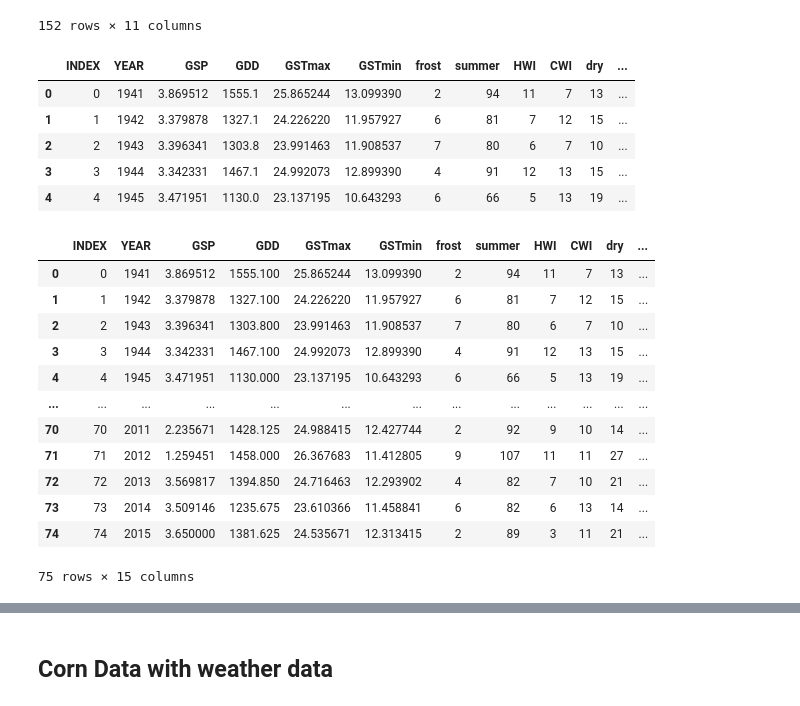
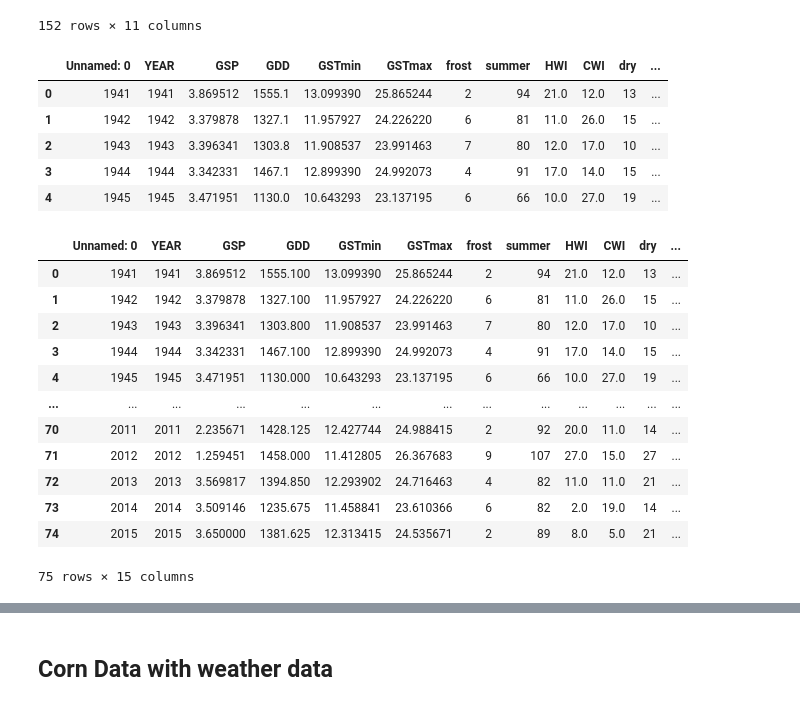
Before and after one commit to ucfjimg/CAP5610-project, a Jupyter notebook: notebooks/PCA.ipynb, the cells around one changed output, grey strips where cells are left out. Cells and saved outputs as stored; diff of their text form; code cells hidden in the pictures.

```diff
--- a/notebooks/PCA.ipynb
+++ b/notebooks/PCA.ipynb
@@ -45,15 +47,15 @@ beansDF = cropsDF.loc[(cropsDF['Data Item'].str.contains('BU / ACRE')) & (cropsD
 cornDF = cornDF[['YEAR', 'Value']]
 beansDF = beansDF[['YEAR', 'Value']]
 # %%
-weatherDF = pd.read_csv('../data/wx/wx-frontier-agg.csv')
+weatherDF = pd.read_csv('../data/wx/wx-frontier-agg-3.csv')
 weatherDF.head()
 # %% [output]
-|  | INDEX | YEAR | GSP | GDD | GSTmax | GSTmin | frost | summer | HWI | CWI | dry | ... |
-| 0 | 0 | 1941 | 3.869512 | 1555.1 | 25.865244 | 13.099390 | 2 | 94 | 11 | 7 | 13 | ... |
-| 1 | 1 | 1942 | 3.379878 | 1327.1 | 24.226220 | 11.957927 | 6 | 81 | 7 | 12 | 15 | ... |
-| 2 | 2 | 1943 | 3.396341 | 1303.8 | 23.991463 | 11.908537 | 7 | 80 | 6 | 7 | 10 | ... |
-| 3 | 3 | 1944 | 3.342331 | 1467.1 | 24.992073 | 12.899390 | 4 | 91 | 12 | 13 | 15 | ... |
-| 4 | 4 | 1945 | 3.471951 | 1130.0 | 23.137195 | 10.643293 | 6 | 66 | 5 | 13 | 19 | ... |
+|  | Unnamed: 0 | YEAR | GSP | GDD | GSTmin | GSTmax | frost | summer | HWI | CWI | dry | ... |
+| 0 | 1941 | 1941 | 3.869512 | 1555.1 | 13.099390 | 25.865244 | 2 | 94 | 21.0 | 12.0 | 13 | ... |
+| 1 | 1942 | 1942 | 3.379878 | 1327.1 | 11.957927 | 24.226220 | 6 | 81 | 11.0 | 26.0 | 15 | ... |
+| 2 | 1943 | 1943 | 3.396341 | 1303.8 | 11.908537 | 23.991463 | 7 | 80 | 12.0 | 17.0 | 10 | ... |
+| 3 | 1944 | 1944 | 3.342331 | 1467.1 | 12.899390 | 24.992073 | 4 | 91 | 17.0 | 14.0 | 15 | ... |
+| 4 | 1945 | 1945 | 3.471951 | 1130.0 | 10.643293 | 23.137195 | 6 | 66 | 10.0 | 27.0 | 19 | ... |
 # %%
 combined = weatherDF.merge(cornDF, on='YEAR')
 combined['corn'] = combined.Value
@@ -63,18 +65,18 @@ combined['beans'] = combined.Value
 combined.drop('Value', axis=1, inplace=True)
 combined
 # %% [output]
-|  | INDEX | YEAR | GSP | GDD | GSTmax | GSTmin | frost | summer | HWI | CWI | dry | ... |
-| 0 | 0 | 1941 | 3.869512 | 1555.100 | 25.865244 | 13.099390 | 2 | 94 | 11 | 7 | 13 | ... |
-| 1 | 1 | 1942 | 3.379878 | 1327.100 | 24.226220 | 11.957927 | 6 | 81 | 7 | 12 | 15 | ... |
-| 2 | 2 | 1943 | 3.396341 | 1303.800 | 23.991463 | 11.908537 | 7 | 80 | 6 | 7 | 10 | ... |
-| 3 | 3 | 1944 | 3.342331 | 1467.100 | 24.992073 | 12.899390 | 4 | 91 | 12 | 13 | 15 | ... |
-| 4 | 4 | 1945 | 3.471951 | 1130.000 | 23.137195 | 10.643293 | 6 | 66 | 5 | 13 | 19 | ... |
+|  | Unnamed: 0 | YEAR | GSP | GDD | GSTmin | GSTmax | frost | summer | HWI | CWI | dry | ... |
+| 0 | 1941 | 1941 | 3.869512 | 1555.100 | 13.099390 | 25.865244 | 2 | 94 | 21.0 | 12.0 | 13 | ... |
+| 1 | 1942 | 1942 | 3.379878 | 1327.100 | 11.957927 | 24.226220 | 6 | 81 | 11.0 | 26.0 | 15 | ... |
+| 2 | 1943 | 1943 | 3.396341 | 1303.800 | 11.908537 | 23.991463 | 7 | 80 | 12.0 | 17.0 | 10 | ... |
+| 3 | 1944 | 1944 | 3.342331 | 1467.100 | 12.899390 | 24.992073 | 4 | 91 | 17.0 | 14.0 | 15 | ... |
+| 4 | 1945 | 1945 | 3.471951 | 1130.000 | 10.643293 | 23.137195 | 6 | 66 | 10.0 | 27.0 | 19 | ... |
 | ... | ... | ... | ... | ... | ... | ... | ... | ... | ... | ... | ... | ... |
-| 70 | 70 | 2011 | 2.235671 | 1428.125 | 24.988415 | 12.427744 | 2 | 92 | 9 | 10 | 14 | ... |
-| 71 | 71 | 2012 | 1.259451 | 1458.000 | 26.367683 | 11.412805 | 9 | 107 | 11 | 11 | 27 | ... |
-| 72 | 72 | 2013 | 3.569817 | 1394.850 | 24.716463 | 12.293902 | 4 | 82 | 7 | 10 | 21 | ... |
-| 73 | 73 | 2014 | 3.509146 | 1235.675 | 23.610366 | 11.458841 | 6 | 82 | 6 | 13 | 14 | ... |
-| 74 | 74 | 2015 | 3.650000 | 1381.625 | 24.535671 | 12.313415 | 2 | 89 | 3 | 11 | 21 | ... |
+| 70 | 2011 | 2011 | 2.235671 | 1428.125 | 12.427744 | 24.988415 | 2 | 92 | 20.0 | 11.0 | 14 | ... |
+| 71 | 2012 | 2012 | 1.259451 | 1458.000 | 11.412805 | 26.367683 | 9 | 107 | 27.0 | 15.0 | 27 | ... |
+| 72 | 2013 | 2013 | 3.569817 | 1394.850 | 12.293902 | 24.716463 | 4 | 82 | 11.0 | 11.0 | 21 | ... |
+| 73 | 2014 | 2014 | 3.509146 | 1235.675 | 11.458841 | 23.610366 | 6 | 82 | 2.0 | 19.0 | 14 | ... |
+| 74 | 2015 | 2015 | 3.650000 | 1381.625 | 12.313415 | 24.535671 | 2 | 89 | 8.0 | 5.0 | 21 | ... |
 75 rows × 15 columns
 # %%
 feats = ['YEAR', 'GSP', 'GDD', 'GSTmax', 'GSTmin', 'frost', 'summer' ,'HWI', 'CWI', 'dry' ,'wet', 'PRCP95P']
```
Also changed, not shown: parts of 4 cells of this notebook, 1 other file.
